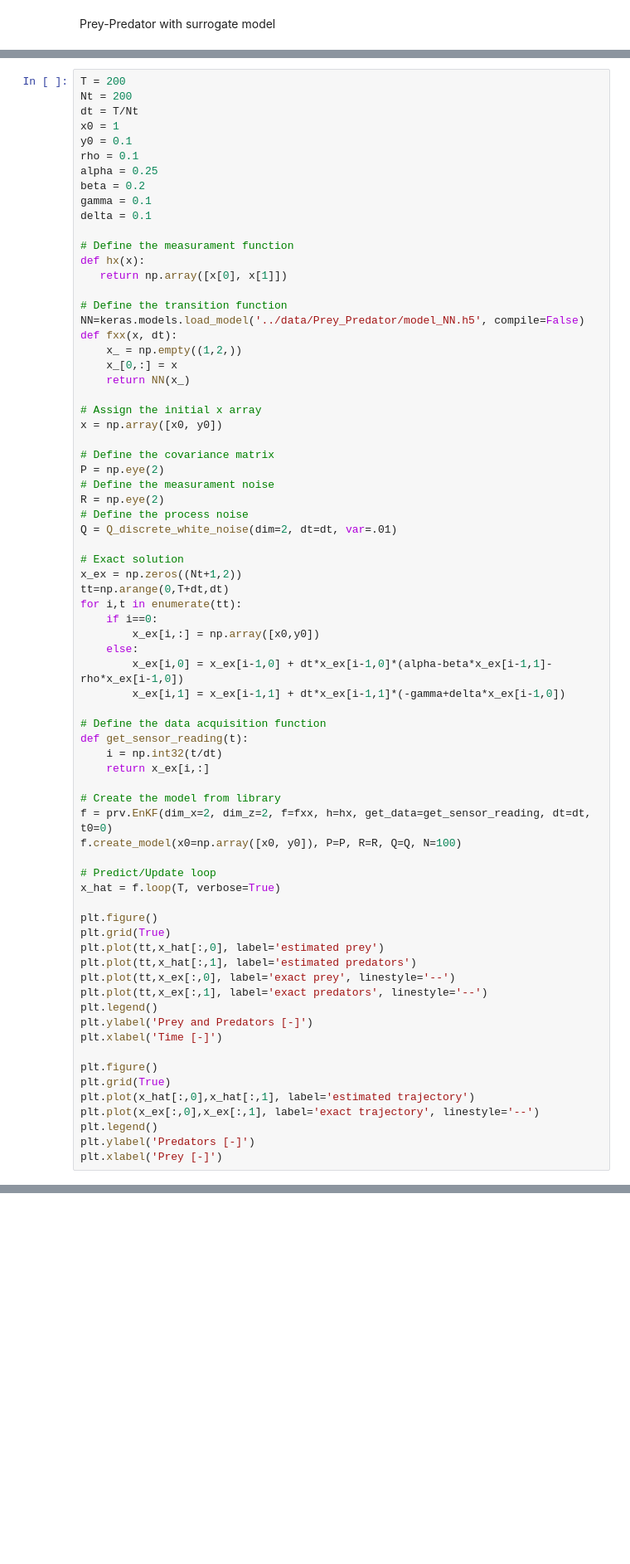
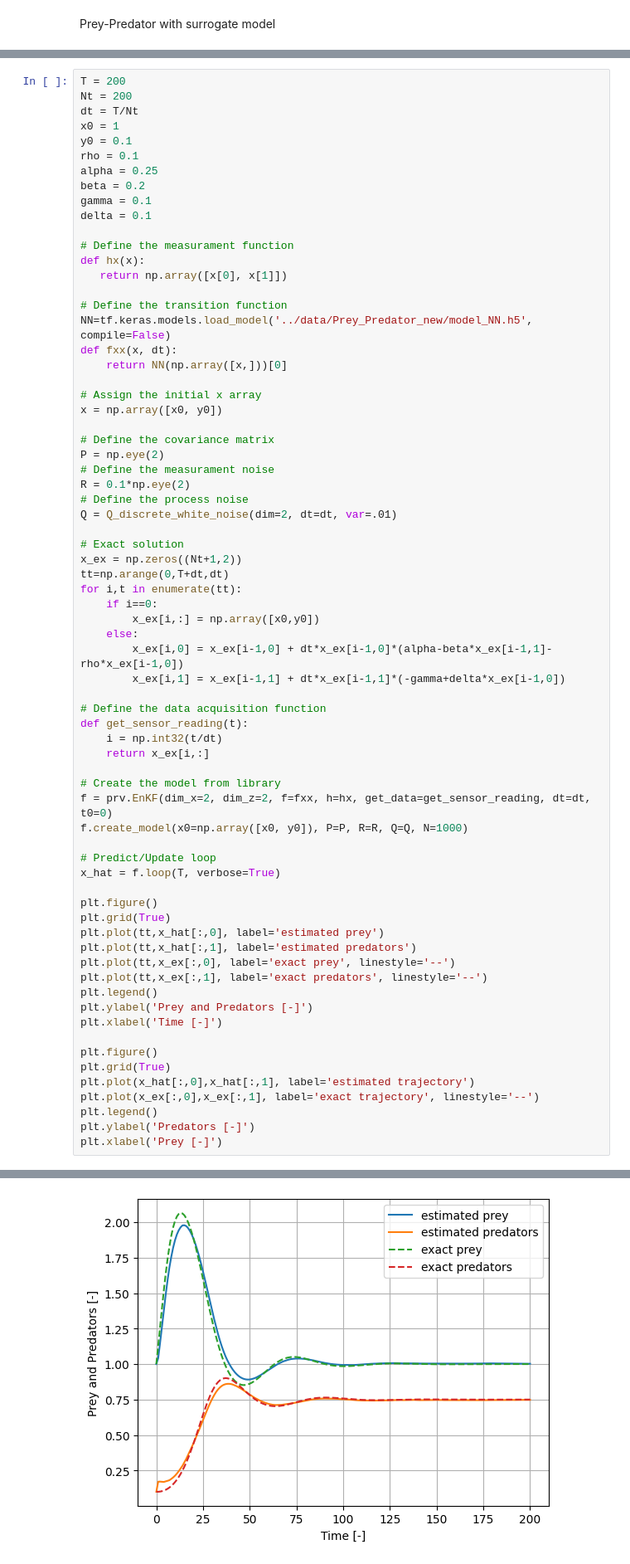
Before and after one commit to Adrianominora/Prevision, a Jupyter notebook: scripts/A_1_3.ipynb, the cells around one changed output, grey strips where cells are left out. Shown at 83% size. Saved outputs shown, nothing was run; the diff lists cells and outputs as text; blank space fills up the shorter version.

```diff
--- a/scripts/A_1_3.ipynb
+++ b/scripts/A_1_3.ipynb
@@ -22,11 +23,9 @@ def hx(x):
    return np.array([x[0], x[1]])
 
 # Define the transition function
-NN=keras.models.load_model('../data/Prey_Predator/model_NN.h5', compile=False)
+NN=tf.keras.models.load_model('../data/Prey_Predator_new/model_NN.h5', compile=False)
 def fxx(x, dt):
-    x_ = np.empty((1,2,))
-    x_[0,:] = x
-    return NN(x_)
+    return NN(np.array([x,]))[0]
 
 # Assign the initial x array
 x = np.array([x0, y0])
@@ -34,7 +33,7 @@ x = np.array([x0, y0])
 # Define the covariance matrix
 P = np.eye(2)
 # Define the measurament noise
-R = np.eye(2)
+R = 0.1*np.eye(2)
 # Define the process noise
 Q = Q_discrete_white_noise(dim=2, dt=dt, var=.01)
 
@@ -55,7 +54,7 @@ def get_sensor_reading(t):
 
 # Create the model from library
 f = prv.EnKF(dim_x=2, dim_z=2, f=fxx, h=hx, get_data=get_sensor_reading, dt=dt, t0=0)
-f.create_model(x0=np.array([x0, y0]), P=P, R=R, Q=Q, N=100)
+f.create_model(x0=np.array([x0, y0]), P=P, R=R, Q=Q, N=1000)
 
 # Predict/Update loop
 x_hat = f.loop(T, verbose=True)
@@ -77,3 +76,4 @@ plt.plot(x_ex[:,0],x_ex[:,1], label='exact trajectory', linestyle='--')
 plt.legend()
 plt.ylabel('Predators [-]')
 plt.xlabel('Prey [-]')
+# %% [output]
@@ -79,0 +82 @@ plt.xlabel('Prey [-]')
+[figure, added]
```
Also changed, not shown: parts of 2 cells of this notebook, 6 other files.
